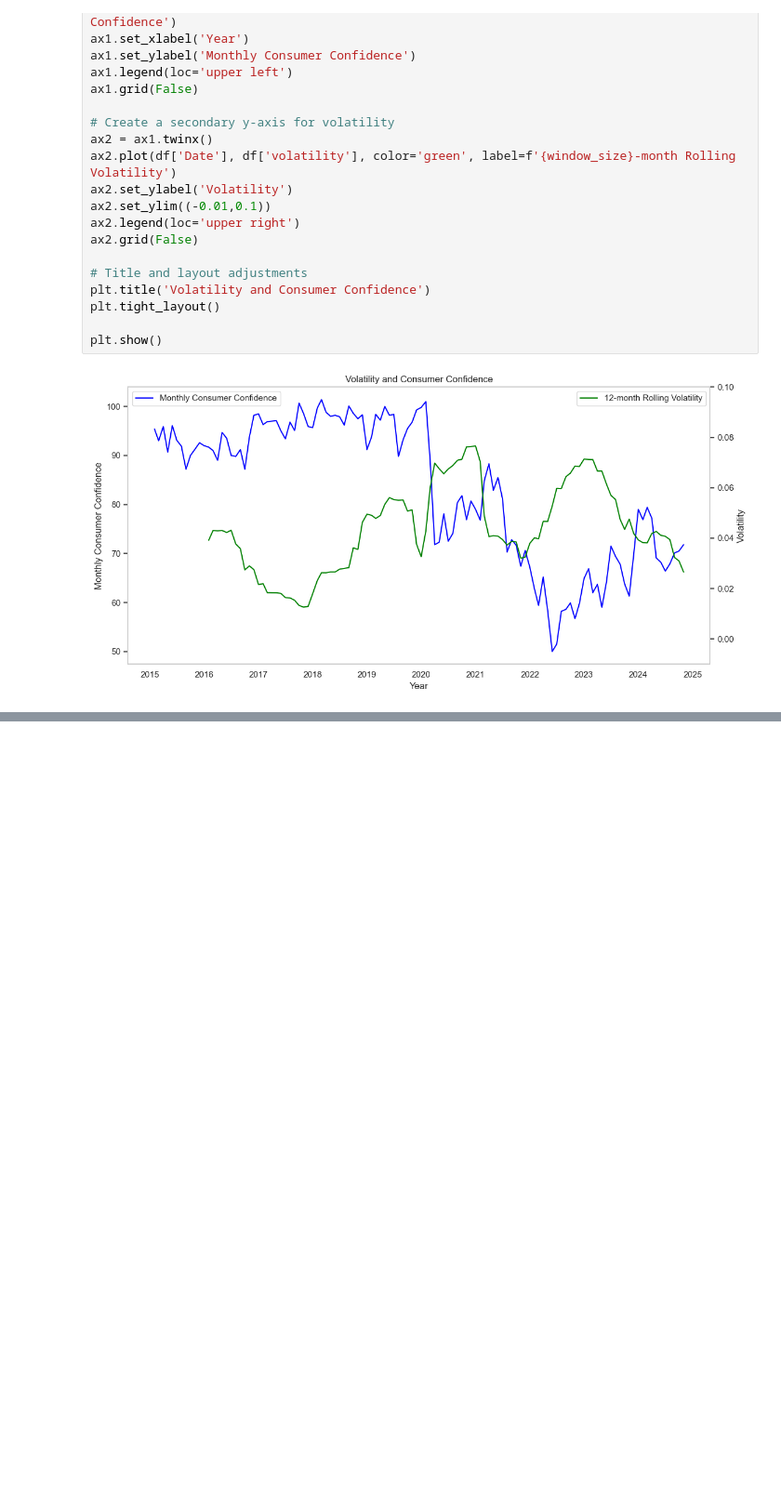
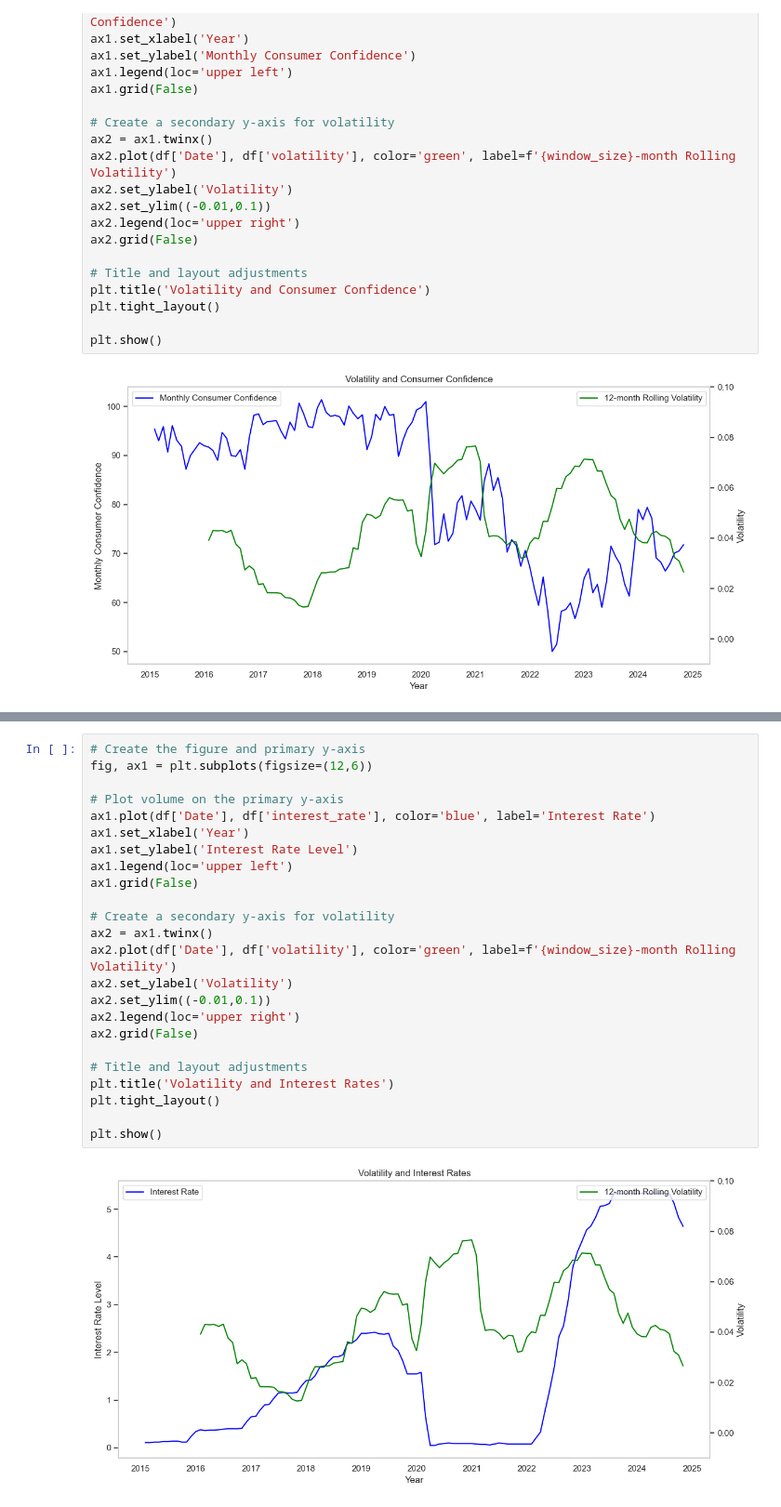
Before and after one commit to SmiffBarney/VaR, a Jupyter notebook: eda.ipynb, the cells around one changed output, grey strips where cells are left out. Shown at 93% size. Saved outputs shown, nothing was run; the diff lists cells and outputs as text; blank space fills up the shorter version.

```diff
--- a/eda.ipynb
+++ b/eda.ipynb
@@ -273,0 +316,26 @@ plt.show()
+# %%
+# Create the figure and primary y-axis
+fig, ax1 = plt.subplots(figsize=(12,6))
+
+# Plot volume on the primary y-axis
+ax1.plot(df['Date'], df['interest_rate'], color='blue', label='Interest Rate')
+ax1.set_xlabel('Year')
+ax1.set_ylabel('Interest Rate Level')
+ax1.legend(loc='upper left')
+ax1.grid(False)
+
+# Create a secondary y-axis for volatility
+ax2 = ax1.twinx()
+ax2.plot(df['Date'], df['volatility'], color='green', label=f'{window_size}-month Rolling Volatility')
+ax2.set_ylabel('Volatility')
+ax2.set_ylim((-0.01,0.1))
+ax2.legend(loc='upper right')
+ax2.grid(False)
+
+# Title and layout adjustments
+plt.title('Volatility and Interest Rates')
+plt.tight_layout()
+
+plt.show()
+# %% [output]
+[figure, added]
```
Also changed, not shown: parts of 17 cells of this notebook, 1 other file.
